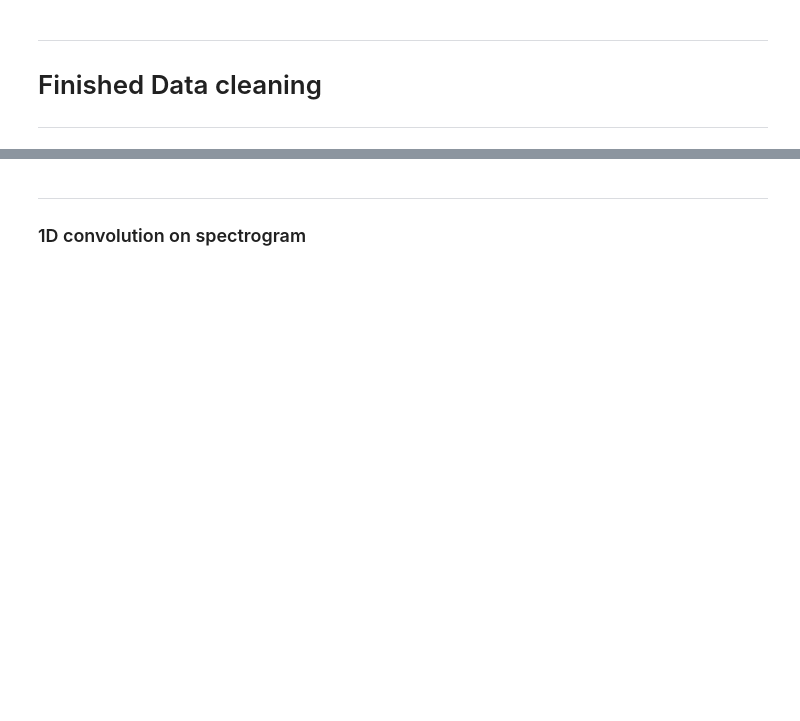
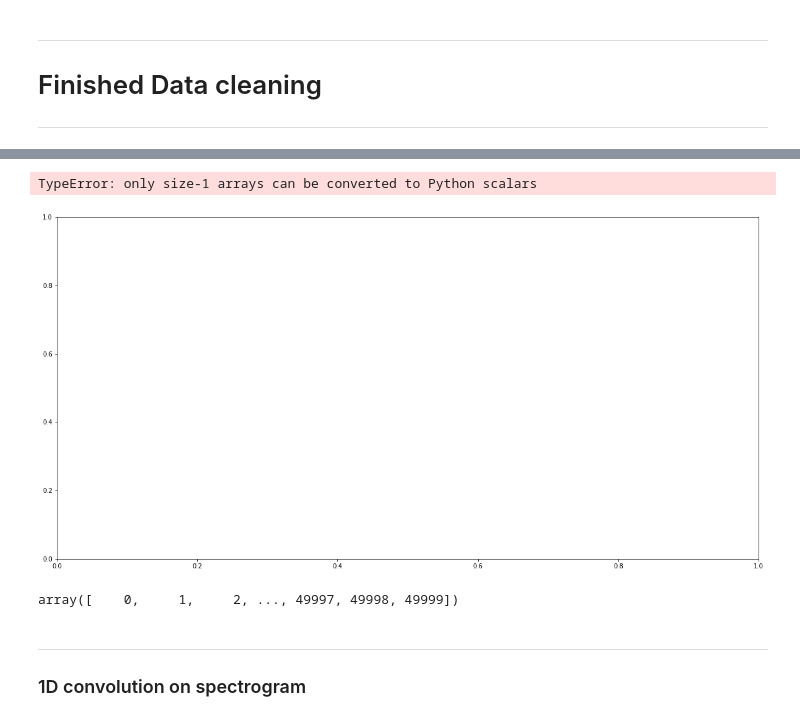
Before and after one commit to callinSwitzer/ImageVideoClassification, a Jupyter notebook: SoundClassification_CNN.ipynb, the cells around one changed output, grey strips where cells are left out. Cells and saved outputs as stored; diff of their text form; code cells hidden in the pictures; blank space fills up the shorter version.

```diff
--- a/SoundClassification_CNN.ipynb
+++ b/SoundClassification_CNN.ipynb
@@ -185,6 +185,10 @@ print(df.shape)
 ___
 # Finished Data cleaning
 ___
+# %%
+from keras.callbacks import EarlyStopping
+earlystop = EarlyStopping(patience=5,
+                          verbose=1, mode='auto', min_delta = 0.01)
 # %%
 # code from : https://gist.github.com/jkleint/1d878d0401b28b281eb75016ed29f2ee
 
@@ -276,7 +280,7 @@ def evaluate_timeseries(timeseries, seqLabels, window_size, epochs=100):
     test_size = int(0.3 * nb_samples)           # In real life you'd want to use 0.2 - 0.5
     train_size = nb_samples - test_size
     X_train, X_test, y_train, y_test = X[:-test_size], X[-test_size:], y[:-(test_size + window_size)], y[train_size - window_size: -window_size]
-    history= model.fit(X_train, y_train, epochs=epochs, batch_size=2000, validation_data=(X_test, y_test))
+    history= model.fit(X_train, y_train, epochs=epochs, batch_size=2000, callbacks = [earlystop], validation_data=(X_test, y_test))
 
     pred = model.predict(X_test)
     return(pred, X_train, X_test, y_train, y_test, model, history)
@@ -288,4 +292,4 @@ ts_length = df.shape[0]
 window_size = 1000
 
 print('\nSimple single timeseries vector prediction')
-pred, X_train, X_test, y_train, y_test, model, history = evaluate_timeseries(timeseries,seqLabels, window_size, epochs = 20)
+pred, X_train, X_test, y_train, y_test, model, history = evaluate_timeseries(timeseries,seqLabels, window_size, epochs = 100)
@@ -331,3 +399,15 @@ X_test.shape
+# %%
+plt.figure(figsize=[20, 10])
+#plt.plot(X_test[0:50000,0, -1])
+plt.plot(np.arange(0, 50000),  np.array(y_test)[0:50000] + 1.1, linewidth = np.array(y_test)[0:50000] + 1.1)
+#plt.plot(((np.array(pred) > 0.5) * 1)[0:50000] + 1, c= 'green')
+# %% [output]
+TypeError: only size-1 arrays can be converted to Python scalars
+[figure, added]
+# %%
+np.arange(0, 50000)
+# %% [output]
+array([    0,     1,     2, ..., 49997, 49998, 49999])
 # %%
 df.head()
 # %% [markdown]
```
Also changed, not shown: parts of 21 cells of this notebook, 1 other file.
